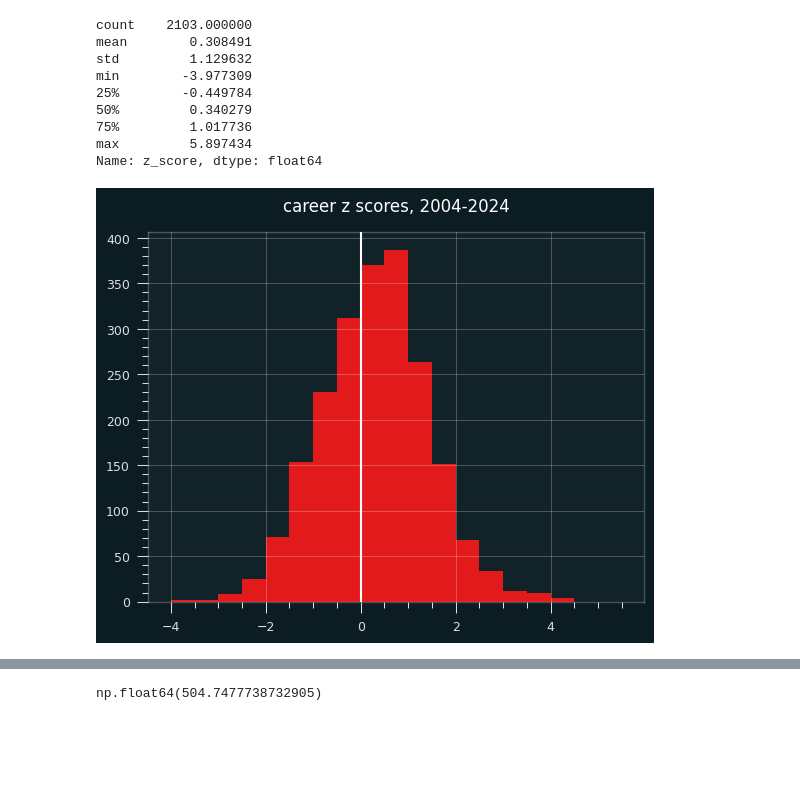
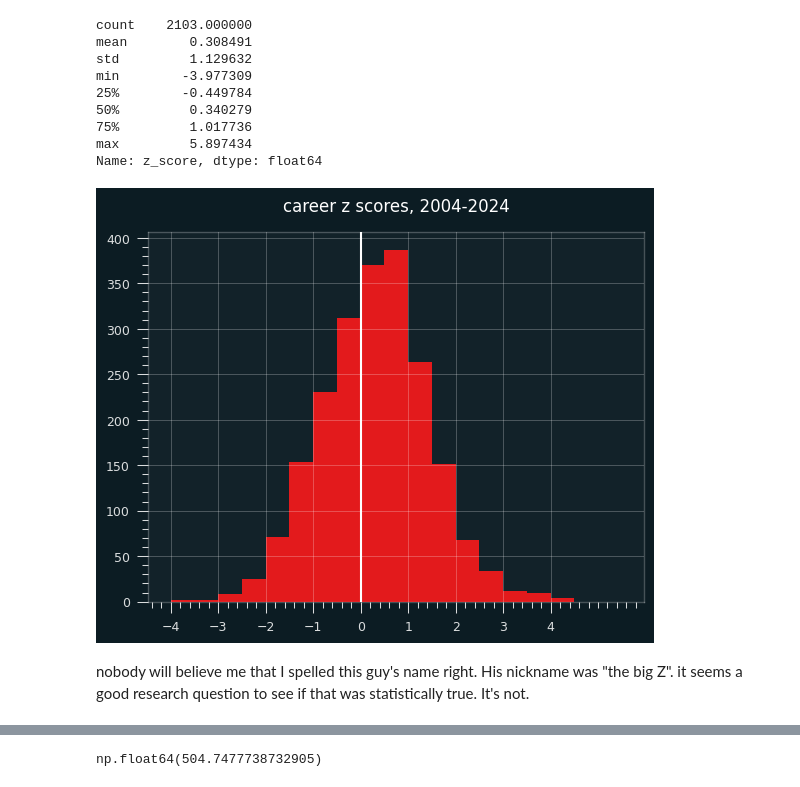
Before and after one commit to csdurfee/hot_hand, a Jupyter notebook: all_time_streaks.ipynb, the cells around one changed output, grey strips where cells are left out. Drawn from its saved outputs; the diff is of its cells as text; code cells hidden in the pictures; blank space fills up the shorter version.

```diff
--- a/all_time_streaks.ipynb
+++ b/all_time_streaks.ipynb
@@ -150,6 +167,9 @@ Name: z_score, dtype: float64
 # %%
 all_players.z_score.hist(bins=np.arange(-4,6,.5))
 plt.title("career z scores, 2004-2024")
+plt.xticks(range(-4,5))
 _out = plt.axvline(0, color="white")
 # %% [output]
-[figure, old version]
+[figure, new version]
+# %% [markdown]
+nobody will believe me that I spelled this guy's name right. His nickname was "the big Z". it seems a good research question to see if that was statistically true. It's not.
```
Also changed, not shown: parts of 153 cells of this notebook, 3 other files.
